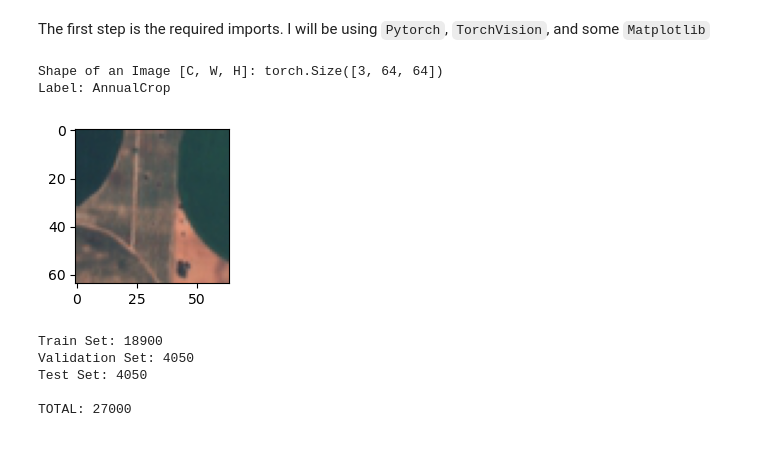
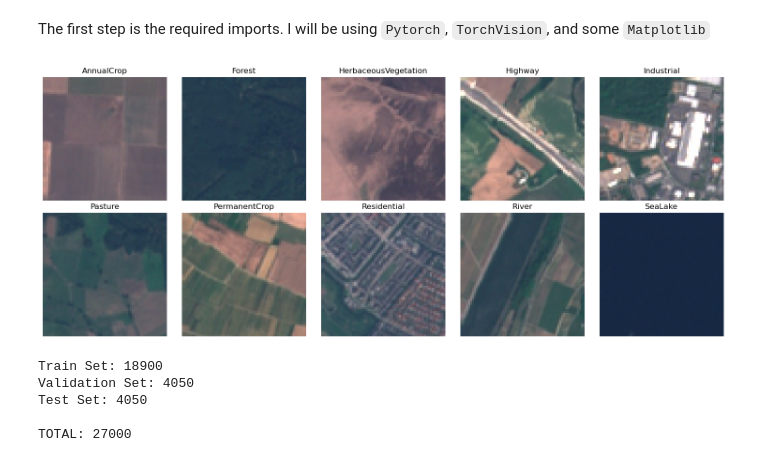
Before and after one commit to Trungu/EuroSAT-PyTorch-Classifier, a Jupyter notebook: data.ipynb, the cells around one changed output. Saved outputs shown, nothing was run; the diff lists cells and outputs as text; code cells hidden in the pictures.

Commit message:
Add sample and prediction visualizations and confidence scores

```diff
--- a/data.ipynb
+++ b/data.ipynb
@@ -89,18 +89,23 @@ val_dataloader = DataLoader(
     shuffle=False
 )
 # %%
-# img_tensor, label = data[186]
-# image = img_tensor.permute(1, 2, 0) * 0.5 + 0.5 # undo normalization
-# print(f"Shape of an Image [C, W, H]: {img_tensor.shape}")
+fig, axes = plt.subplots(2, 5, figsize=(15, 6))
 
-# plt.figure(figsize=(2, 2))
-# plt.imshow(image)
+for class_id, ax in enumerate(axes.flat):
+    index = val_data.targets.index(class_id)
+    img_tensor, label = val_data[index]
 
-# print(f"Label: {data.classes[label]}")
+    # Convert CHW to HWC and undo normalization
+    image = (img_tensor.permute(1, 2, 0) * 0.5 + 0.5).clamp(0, 1)
+
+    ax.imshow(image)
+    ax.set_title(val_data.classes[label])
+    ax.axis("off")
+
+plt.tight_layout()
+plt.show()
 # %% [output]
-Shape of an Image [C, W, H]: torch.Size([3, 64, 64])
-Label: AnnualCrop
-[figure, old version]
+[figure, new version]
 # %%
 """old setup"""
 # train_set, test_set, val_set = random_split(
```
Also changed, not shown: parts of 2 cells of this notebook.
